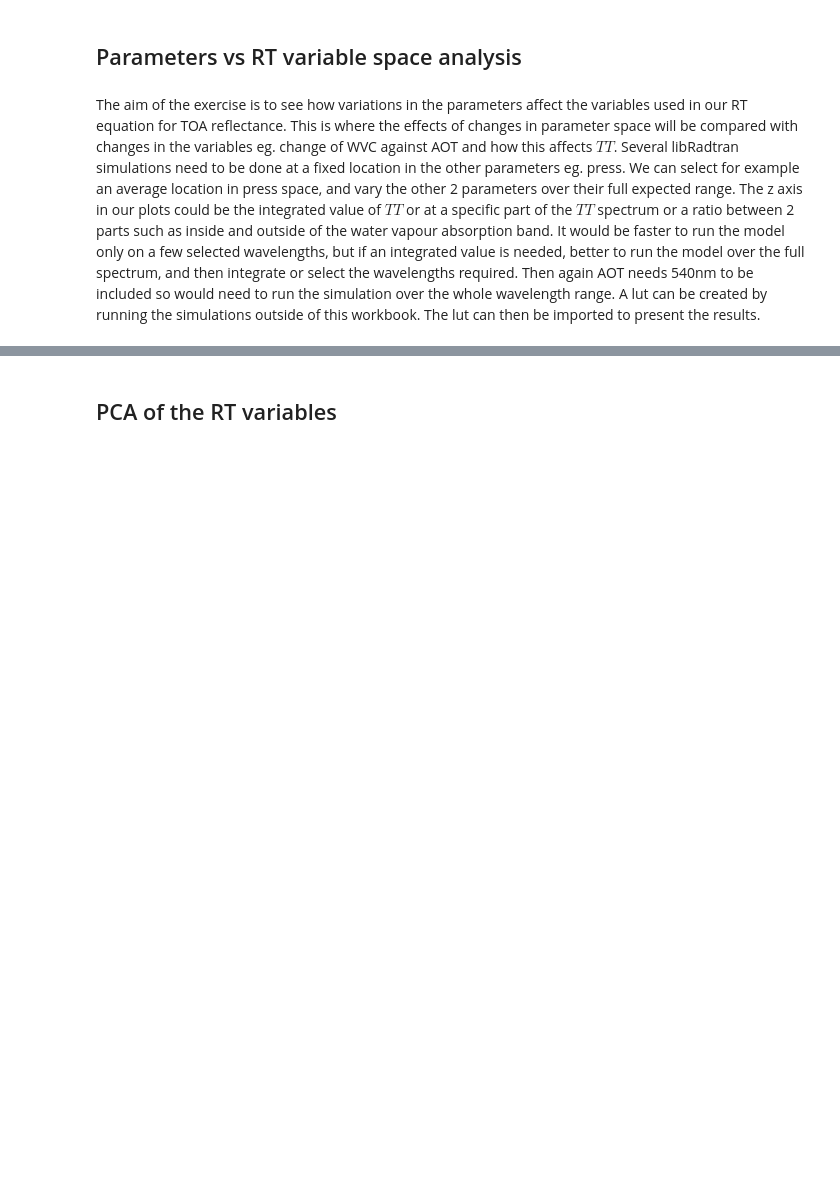
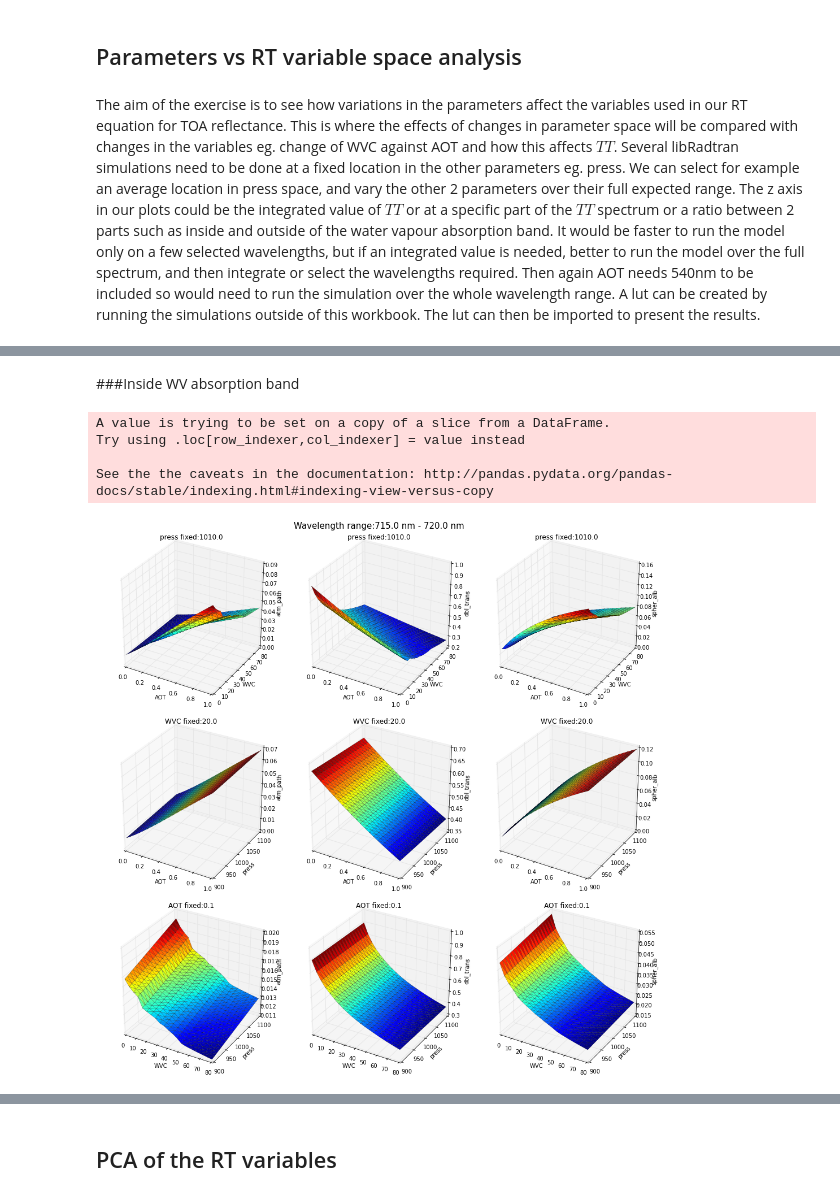
Before and after one commit to malapradej/Fluorescence_PhD, a Jupyter notebook: DASF/DASF_WB2_Atmos.ipynb, the cells around one changed output, grey strips where cells are left out. Cells and saved outputs as stored; diff of their text form; code cells hidden in the pictures; blank space fills up the shorter version.

Commit message:
Did the RT var to parameter comparison. Wrote a story about the graphs.

```diff
--- a/DASF/DASF_WB2_Atmos.ipynb
+++ b/DASF/DASF_WB2_Atmos.ipynb
@@ -52,0 +50,12 @@ The aim of the exercise is to see how variations in the parameters affect the va
+# %%
+# load the LUT into dataframe. May take a while....
+
+# values which will be used as fixed and ranges of other parameters for the parameter space comparison.
+# the data is saved in a LUT in hdf5 pandas dataframe format.
+
+# first read in the LUT file to a dataframe
+path = '../../Data/GOME-2/DASF/'
+fn = 'LUT_0.h5'
+fn = os.path.join(path, fn)
+
+df = pd.read_hdf(fn, key='LUT_0')
@@ -52,0 +70,6 @@ The aim of the exercise is to see how variations in the parameters affect the va
+# %%
+# print the column values which can be selected for fixed values
+cols = ['AOT', 'WVC', 'press']
+
+for c in cols:
+    print c, df[c].unique()
@@ -52,0 +84,56 @@ The aim of the exercise is to see how variations in the parameters affect the va
+# %% [markdown]
+###Inside WV absorption band
+# %%
+# select the wavelength range or ratio between wavelength ranges and the values at which to keep
+# columns fixed when comparing other columns.
+import itertools
+from mpl_toolkits.mplot3d import Axes3D
+from matplotlib import cm
+
+# wavelength range
+# (715., 720.) inside wv band
+# (685., 690.) inside 02-b band
+# (745., 750.) outside absorb bands
+wls = (715., 720.)
+
+# fixed values
+fix_dict = {'AOT': 0.1, 'WVC': 20., 'press':1010.}
+
+# RT variables
+rt_vars = ['atm_path', 'dbl_trans', 'spher_alb']
+
+# get mask of wls ranges
+lam = df.lam[0]
+wl_mask = np.logical_and(lam >= wls[0], lam <= wls[1])
+
+# transform dataframe to singular values for spectra in accordance with range selection
+sing_df = df[fix_dict.keys()]
+for var in rt_vars:
+    narr = np.average(np.vstack(df[var].values)[:,wl_mask], axis=1)
+    sing_df[var] = narr
+
+combs = list(itertools.combinations(cols, 2))
+fig = plt.figure(figsize=(14,14))
+fig.set_tight_layout({'pad': 1.08,'w_pad': None,'h_pad': None,'rect':  (0, 0, 1, 0.98)}) #True)
+fig.suptitle('Wavelength range:%.1f nm - %.1f nm' % wls, fontsize=15 )
+
+for i, comb in enumerate(combs):
+    other = list(set(list(cols)) - set(list(comb)))[0]
+    temp_df = sing_df[sing_df[other] == fix_dict[other]]
+    x = temp_df[comb[0]].values
+    y = temp_df[comb[1]].values
+    for j, var in enumerate(rt_vars):
+        z = temp_df[var].values
+        pos = (j+1)+(i*len(rt_vars))
+        ax = fig.add_subplot(len(combs),len(rt_vars), pos, projection='3d')
+        ax.plot_trisurf(x, y, z, cmap=cm.jet, linewidth=0.2)
+        ax.set_xlabel(comb[0])
+        ax.set_ylabel(comb[1])
+        ax.set_zlabel(var)
+        ax.set_title('%s fixed:%.1f' % (other, fix_dict[other]))
+# %% [output]
+A value is trying to be set on a copy of a slice from a DataFrame.
+Try using .loc[row_indexer,col_indexer] = value instead
+
+See the the caveats in the documentation: http://pandas.pydata.org/pandas-docs/stable/indexing.html#indexing-view-versus-copy
+[figure, added]
```
Also changed, not shown: parts of 10 cells of this notebook.
